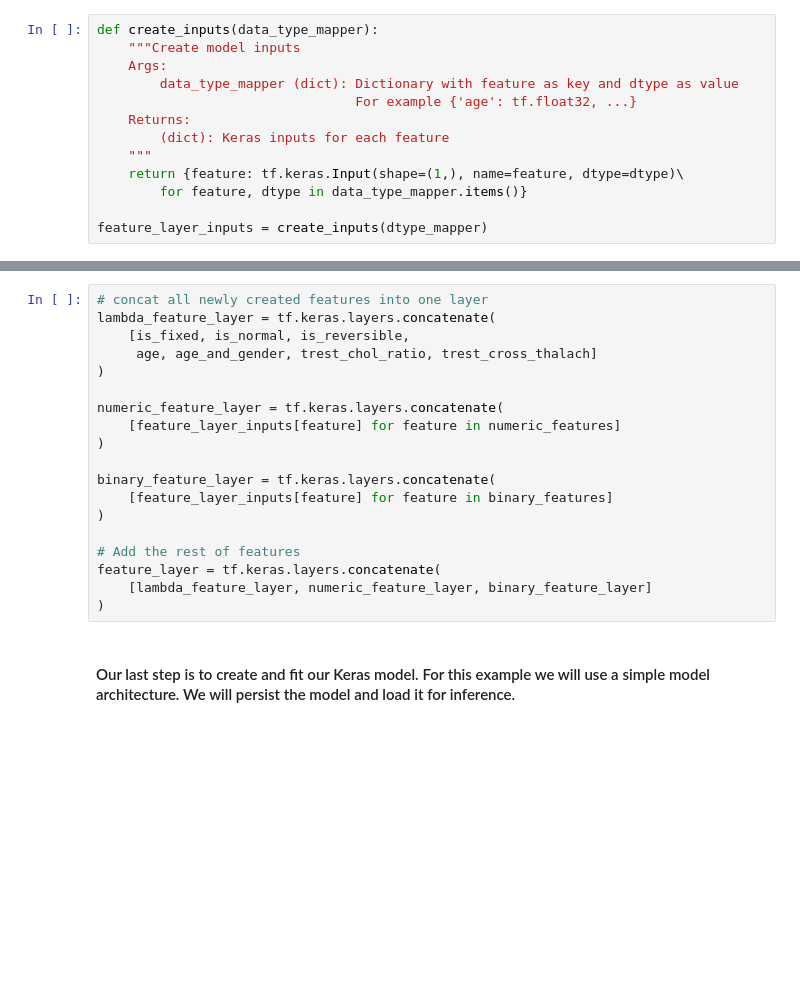
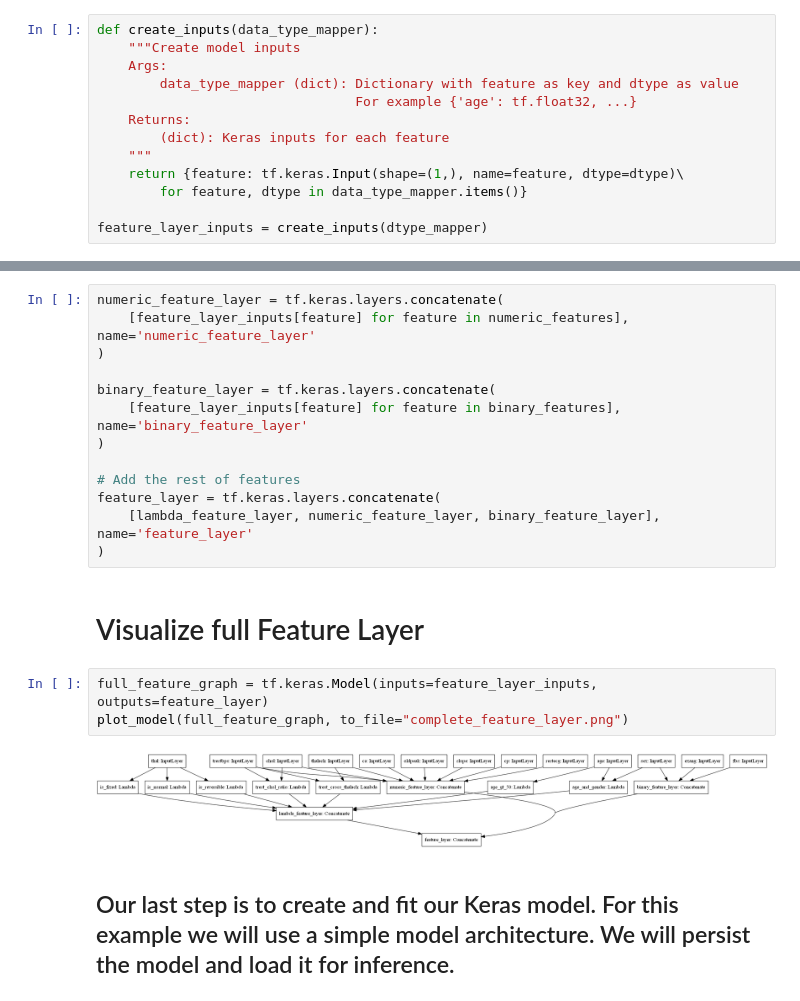
Before and after one commit to fernandonieuwveldt/keras-examples, a Jupyter notebook: lambda_layer_engineering/lambda_layer_engineering.ipynb, the cells around one changed output, grey strips where cells are left out. Drawn from its saved outputs; the diff is of its cells as text; blank space fills up the shorter version.

```diff
--- a/lambda_layer_engineering/lambda_layer_engineering.ipynb
+++ b/lambda_layer_engineering/lambda_layer_engineering.ipynb
@@ -137,23 +168,24 @@ trest_cross_thalach = tf.keras.layers.Lambda(cross_feature)(
 # %%
-# concat all newly created features into one layer
-lambda_feature_layer = tf.keras.layers.concatenate(
-    [is_fixed, is_normal, is_reversible,
-     age, age_and_gender, trest_chol_ratio, trest_cross_thalach]
-)
-
 numeric_feature_layer = tf.keras.layers.concatenate(
-    [feature_layer_inputs[feature] for feature in numeric_features]
+    [feature_layer_inputs[feature] for feature in numeric_features], name='numeric_feature_layer'
 )
 
 binary_feature_layer = tf.keras.layers.concatenate(
-    [feature_layer_inputs[feature] for feature in binary_features]
+    [feature_layer_inputs[feature] for feature in binary_features], name='binary_feature_layer'
 )
 
 # Add the rest of features
 feature_layer = tf.keras.layers.concatenate(
-    [lambda_feature_layer, numeric_feature_layer, binary_feature_layer]
+    [lambda_feature_layer, numeric_feature_layer, binary_feature_layer], name='feature_layer'
 )
+# %% [markdown]
+# Visualize full Feature Layer
+# %%
+full_feature_graph = tf.keras.Model(inputs=feature_layer_inputs, outputs=feature_layer)
+plot_model(full_feature_graph, to_file="complete_feature_layer.png")
+# %% [output]
+[figure, added]
 # %% [markdown]
-#### Our last step is to create and fit our Keras model. For this example we will use a simple model architecture. We will persist the model and load it for inference.
+## Our last step is to create and fit our Keras model. For this example we will use a simple model architecture. We will persist the model and load it for inference.
 # %%
 # setup model, this is basically Logistic regression
```
Also changed, not shown: parts of 26 cells of this notebook, 4 other files.
